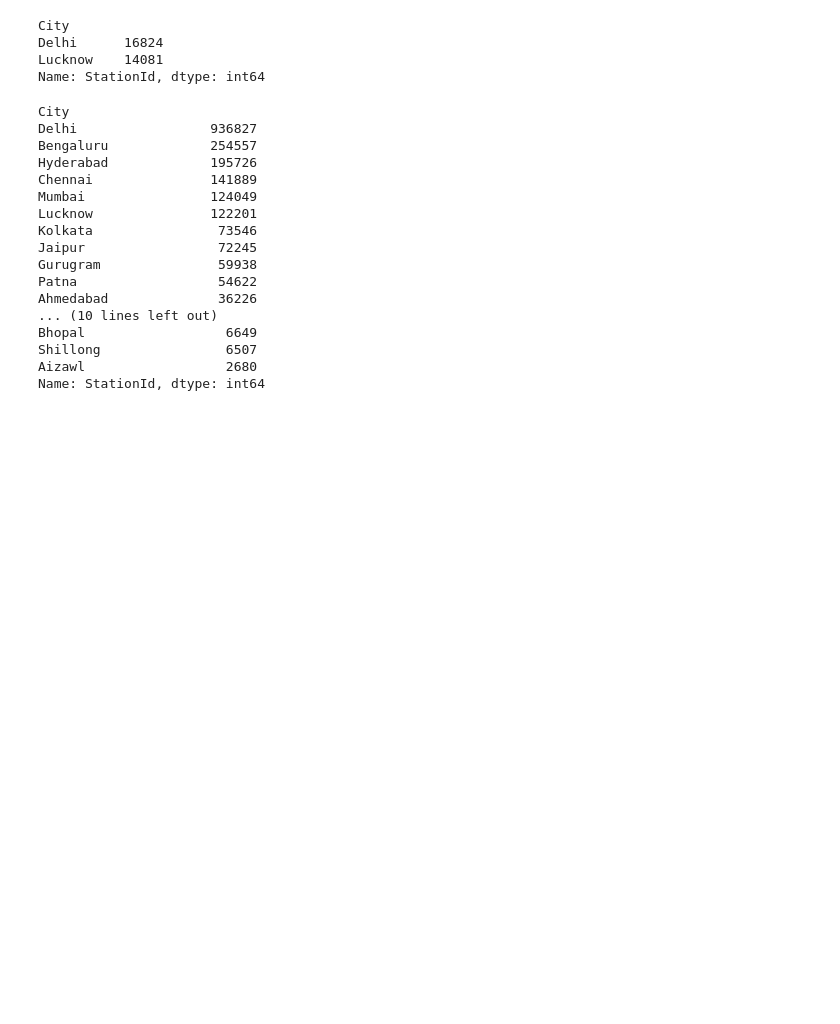
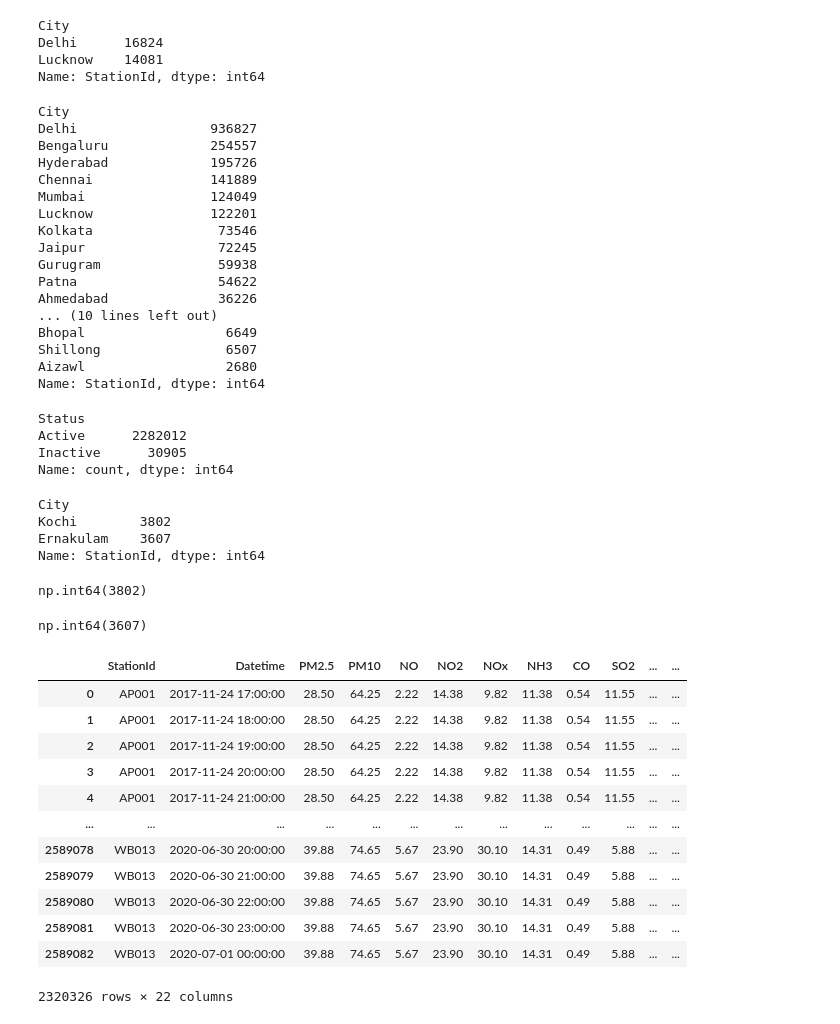
Before and after one commit to Snehratanpara1/AQI_dataset_EDA1, a Jupyter notebook: FE_Stations_Hours.ipynb, the cells around one changed output. Drawn from its saved outputs; the diff is of its cells as text; code cells hidden in the pictures; blank space fills up the shorter version.

```diff
--- a/FE_Stations_Hours.ipynb
+++ b/FE_Stations_Hours.ipynb
@@ -567,3 +567,41 @@ Bhopal                  6649
 Shillong                6507
 Aizawl                  2680
 Name: StationId, dtype: int64
+# %%
+df['Status'].value_counts()
+# %% [output]
+Status
+Active      2282012
+Inactive      30905
+Name: count, dtype: int64
+# %%
+df[df['Status'].isnull()].groupby('City')['StationId'].count().sort_values(ascending=False)
+# %% [output]
+City
+Kochi        3802
+Ernakulam    3607
+Name: StationId, dtype: int64
+# %%
+df[df['City'] == 'Kochi']['Status'].isnull().sum()
+# %% [output]
+np.int64(3802)
+# %%
+df[df['City'] == 'Ernakulam']['Status'].isnull().sum()
+# %% [output]
+np.int64(3607)
+# %%
+df
+# %% [output]
+|  | StationId | Datetime | PM2.5 | PM10 | NO | NO2 | NOx | NH3 | CO | SO2 | ... | ... |
+| 0 | AP001 | 2017-11-24 17:00:00 | 28.50 | 64.25 | 2.22 | 14.38 | 9.82 | 11.38 | 0.54 | 11.55 | ... | ... |
+| 1 | AP001 | 2017-11-24 18:00:00 | 28.50 | 64.25 | 2.22 | 14.38 | 9.82 | 11.38 | 0.54 | 11.55 | ... | ... |
+| 2 | AP001 | 2017-11-24 19:00:00 | 28.50 | 64.25 | 2.22 | 14.38 | 9.82 | 11.38 | 0.54 | 11.55 | ... | ... |
+| 3 | AP001 | 2017-11-24 20:00:00 | 28.50 | 64.25 | 2.22 | 14.38 | 9.82 | 11.38 | 0.54 | 11.55 | ... | ... |
+| 4 | AP001 | 2017-11-24 21:00:00 | 28.50 | 64.25 | 2.22 | 14.38 | 9.82 | 11.38 | 0.54 | 11.55 | ... | ... |
+| ... | ... | ... | ... | ... | ... | ... | ... | ... | ... | ... | ... | ... |
+| 2589078 | WB013 | 2020-06-30 20:00:00 | 39.88 | 74.65 | 5.67 | 23.90 | 30.10 | 14.31 | 0.49 | 5.88 | ... | ... |
+| 2589079 | WB013 | 2020-06-30 21:00:00 | 39.88 | 74.65 | 5.67 | 23.90 | 30.10 | 14.31 | 0.49 | 5.88 | ... | ... |
+| 2589080 | WB013 | 2020-06-30 22:00:00 | 39.88 | 74.65 | 5.67 | 23.90 | 30.10 | 14.31 | 0.49 | 5.88 | ... | ... |
+| 2589081 | WB013 | 2020-06-30 23:00:00 | 39.88 | 74.65 | 5.67 | 23.90 | 30.10 | 14.31 | 0.49 | 5.88 | ... | ... |
+| 2589082 | WB013 | 2020-07-01 00:00:00 | 39.88 | 74.65 | 5.67 | 23.90 | 30.10 | 14.31 | 0.49 | 5.88 | ... | ... |
+2320326 rows × 22 columns
```
Also changed, not shown: parts of 31 cells of this notebook.
